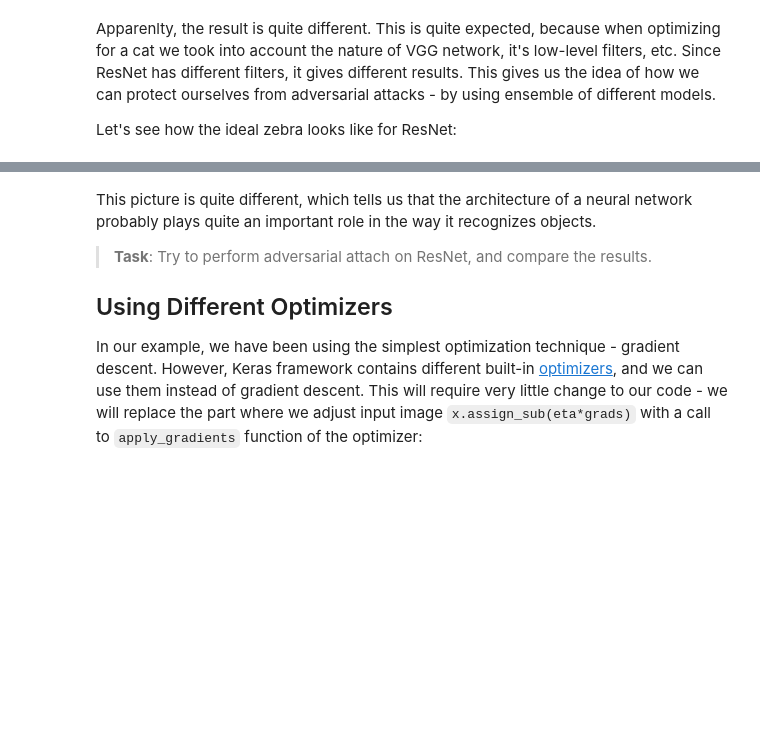
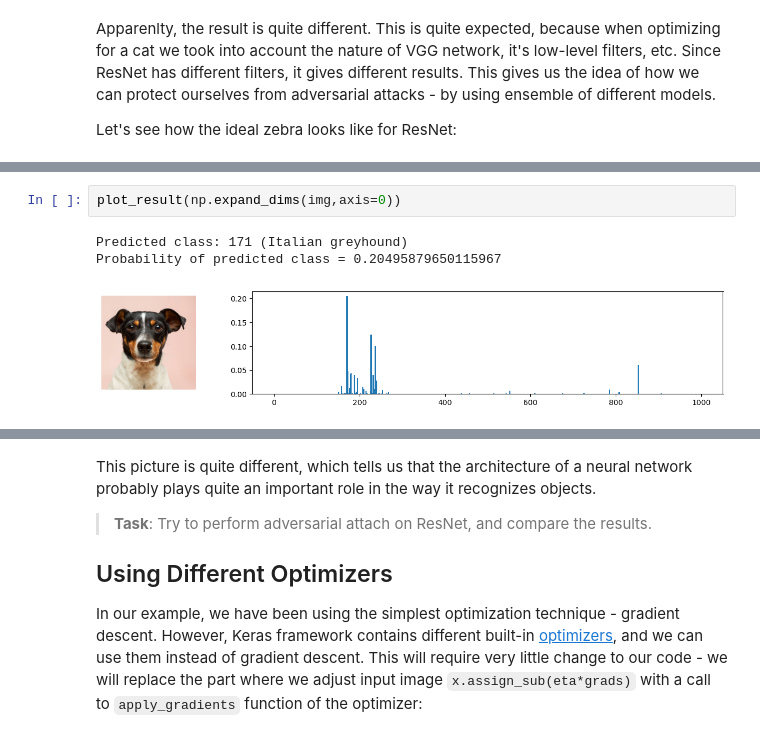
Before and after one commit to sunny-cq-wang/AI-For-Beginners, a Jupyter notebook: lessons/4-ComputerVision/08-TransferLearning/AdversarialCat_TF.ipynb, the cells around one changed output, grey strips where cells are left out. Drawn from its saved outputs; the diff is of its cells as text; blank space fills up the shorter version.

```diff
--- a/lessons/4-ComputerVision/08-TransferLearning/AdversarialCat_TF.ipynb
+++ b/lessons/4-ComputerVision/08-TransferLearning/AdversarialCat_TF.ipynb
@@ -200,0 +218,6 @@ Epoch: 450, loss: [46.166]
+# %%
+plot_result(np.expand_dims(img,axis=0))
+# %% [output]
+Predicted class: 171 (Italian greyhound)
+Probability of predicted class = 0.20495879650115967
+[figure, added]
```
Also changed, not shown: parts of 8 cells of this notebook, 1 other file.
